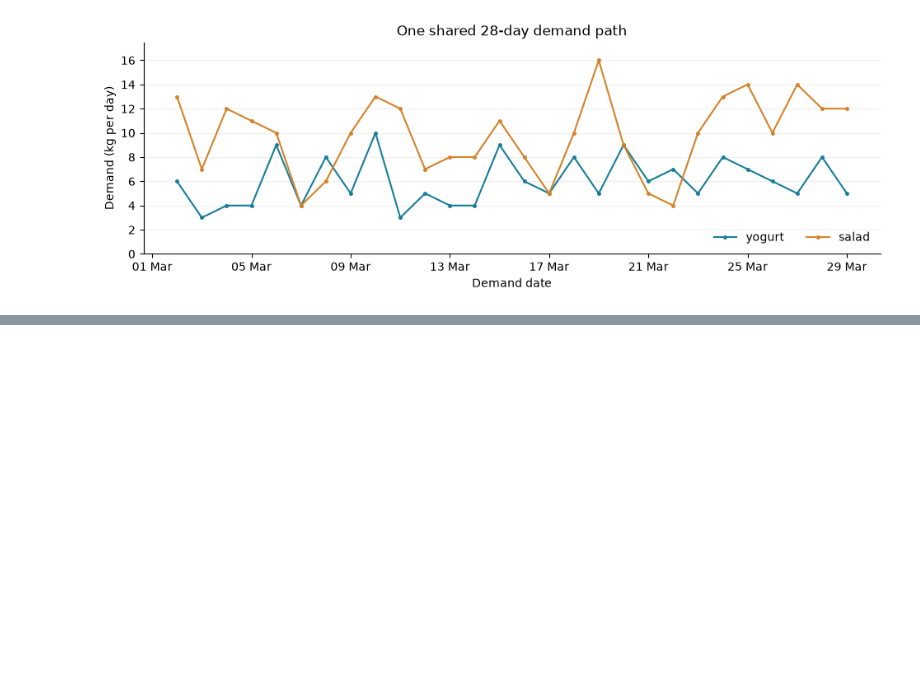
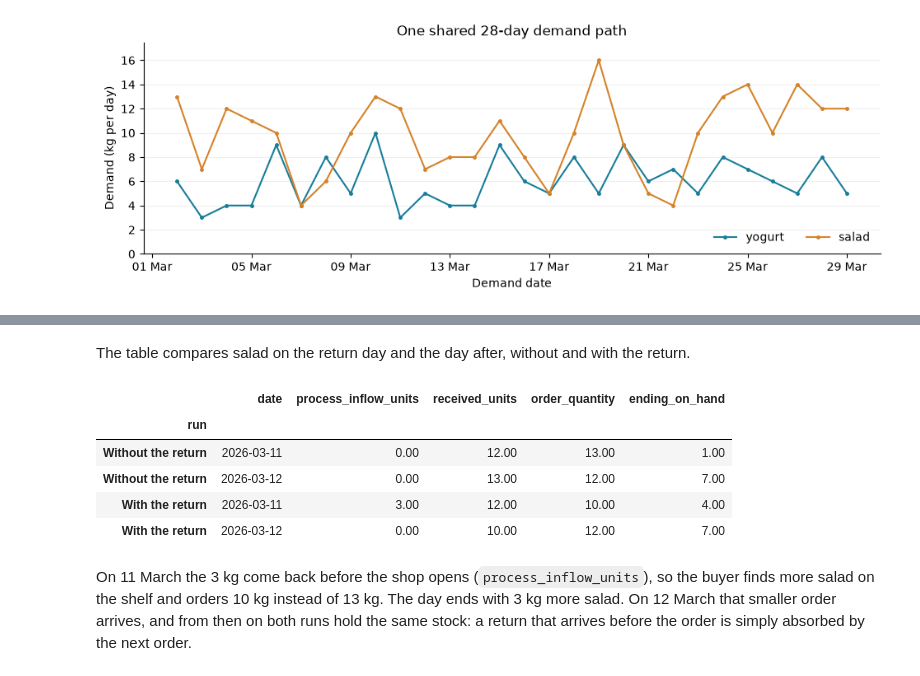
Before and after one commit to FilTheo/stockcast, a Jupyter notebook: examples/notebooks/05e_inventory_processes.ipynb, the cells around one changed output, grey strips where cells are left out. Saved outputs shown, nothing was run; the diff lists cells and outputs as text; code cells hidden in the pictures; blank space fills up the shorter version.

```diff
--- a/examples/notebooks/05e_inventory_processes.ipynb
+++ b/examples/notebooks/05e_inventory_processes.ipynb
@@ -621,0 +450,31 @@ For yogurt, 12 kg of opening stock plus 168 kg received, minus 168 kg sold, 4 kg
+# %% [markdown]
+The table compares salad on the return day and the day after, without and with the return.
+# %%
+both_runs = pd.concat(
+    {
+        "Without the return": inspection_events,
+        "With the return": returns_events,
+    },
+    names=["run", "row"],
+)
+salad_days = both_runs.loc[
+    both_runs["unique_id"].eq("salad")
+    & both_runs["date"].between(return_day, return_day + pd.Timedelta(days=1)),
+    [
+        "date",
+        "process_inflow_units",
+        "received_units",
+        "order_quantity",
+        "ending_on_hand",
+    ],
+]
+salad_days.fillna(0.0).droplevel("row")
+# %% [output]
+|  | date | process_inflow_units | received_units | order_quantity | ending_on_hand |
+| run |  |  |  |  |  |
+| Without the return | 2026-03-11 | 0.00 | 12.00 | 13.00 | 1.00 |
+| Without the return | 2026-03-12 | 0.00 | 13.00 | 12.00 | 7.00 |
+| With the return | 2026-03-11 | 3.00 | 12.00 | 10.00 | 4.00 |
+| With the return | 2026-03-12 | 0.00 | 10.00 | 12.00 | 7.00 |
+# %% [markdown]
+On 11 March the 3 kg come back before the shop opens (`process_inflow_units`), so the buyer finds more salad on the shelf and orders 10 kg instead of 13 kg. The day ends with 3 kg more salad. On 12 March that smaller order arrives, and from then on both runs hold the same stock: a return that arrives before the order is simply absorbed by the next order.
```
Also changed, not shown: parts of 63 cells of this notebook.
